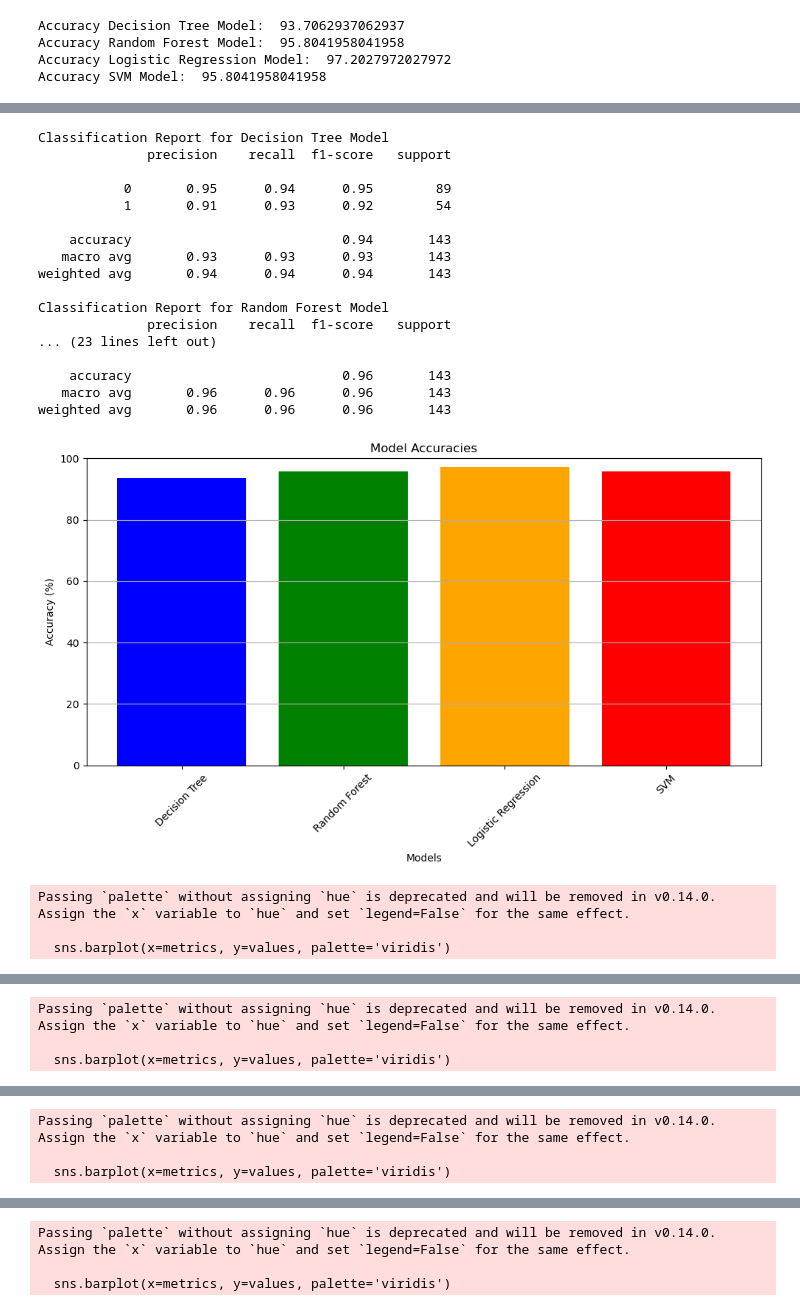
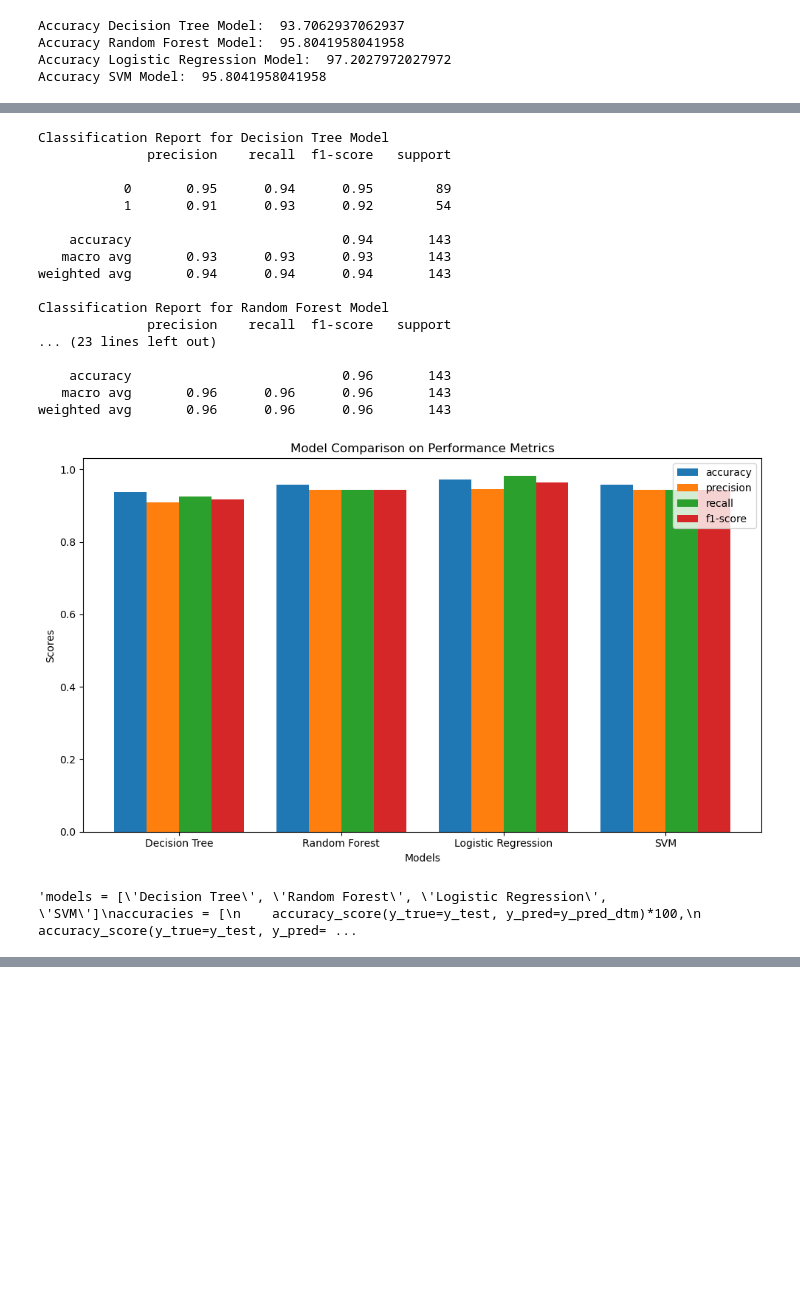
Before and after one commit to Amir-Mojtahedi/OncoVision, a Jupyter notebook: back-end/notebooks/models.ipynb, the cells around one changed output, grey strips where cells are left out. Saved outputs shown, nothing was run; the diff lists cells and outputs as text; code cells hidden in the pictures; blank space fills up the shorter version.

Commit message:
combined all the charts in one chart

```diff
--- a/back-end/notebooks/models.ipynb
+++ b/back-end/notebooks/models.ipynb
@@ -68,7 +68,44 @@ print(classification_report(y_test, y_pred_svm))
 
 # Create bar charts for accuracies
 # Data for the bar chart
+import numpy as np
+import matplotlib.pyplot as plt
+from sklearn.metrics import f1_score, recall_score, precision_score, accuracy_score
+
+# Assume you already have your models and predictions
 models = ['Decision Tree', 'Random Forest', 'Logistic Regression', 'SVM']
+y_preds = [y_pred_dtm, y_pred_rfm, y_pred_lr, y_pred_svm]
+
+# Calculate performance metrics for each model
+metrics = {
+    'accuracy': [accuracy_score(y_test, y_pred) for y_pred in y_preds],
+    'precision': [precision_score(y_test, y_pred) for y_pred in y_preds],
+    'recall': [recall_score(y_test, y_pred) for y_pred in y_preds],
+    'f1-score': [f1_score(y_test, y_pred) for y_pred in y_preds]
+}
+
+# Set up the bar chart
+x = np.arange(len(models))  # the label locations
+width = 0.2  # the width of the bars
+
+fig, ax = plt.subplots(figsize=(10, 6))
+
+# Create bars for each metric
+for i, (metric, values) in enumerate(metrics.items()):
+    ax.bar(x + i * width, values, width, label=metric)
+
+# Add labels, title, and custom x-axis tick labels
+ax.set_xlabel('Models')
+ax.set_ylabel('Scores')
+ax.set_title('Model Comparison on Performance Metrics')
+ax.set_xticks(x + width * 1.5)  # adjust to center the ticks
+ax.set_xticklabels(models)
+ax.legend()
+
+# Display the plot
+plt.tight_layout()
+plt.show()
+'''models = ['Decision Tree', 'Random Forest', 'Logistic Regression', 'SVM']
 accuracies = [
     accuracy_score(y_true=y_test, y_pred=y_pred_dtm)*100,
     accuracy_score(y_true=y_test, y_pred=y_pred_rfm)*100,
@@ -102,35 +139,33 @@ def plot_metrics(y_true, y_pred, model_name):
     sns.barplot(x=metrics, y=values, palette='viridis')
     plt.title(f'Performance Metrics for {model_name}')
     plt.ylabel('Score')
     plt.ylim(0, 1)
     plt.show()
 plot_metrics(y_test, y_pred_dtm, "Decision Tree Model")
 plot_metrics(y_test, y_pred_rfm, "Random Forest Model")
 plot_metrics(y_test, y_pred_lr, "Logistic Regression Model")
-plot_metrics(y_test, y_pred_svm, "SVM Model")
+plot_metrics(y_test, y_pred_svm, "SVM Model")'''
 # %% [output]
 [figure]
 [figure]
 [figure]
 [figure]
 Classification Report for Decision Tree Model
               precision    recall  f1-score   support
 
            0       0.95      0.94      0.95        89
            1       0.91      0.93      0.92        54
 
     accuracy                           0.94       143
    macro avg       0.93      0.93      0.93       143
 weighted avg       0.94      0.94      0.94       143
 
 Classification Report for Random Forest Model
               precision    recall  f1-score   support
 ... (23 lines left out)
 
     accuracy                           0.96       143
    macro avg       0.96      0.96      0.96       143
 weighted avg       0.96      0.96      0.96       143
-[figure, old version]
+[figure, new version]
-Passing `palette` without assigning `hue` is deprecated and will be removed in v0.14.0. Assign the `x` variable to `hue` and set `legend=False` for the same effect.
-
-  sns.barplot(x=metrics, y=values, palette='viridis')
+'models = [\'Decision Tree\', \'Random Forest\', \'Logistic Regression\', \'SVM\']\naccuracies = [\n    accuracy_score(y_true=y_test, y_pred=y_pred_dtm)*100,\n    accuracy_score(y_true=y_test, y_pred= ...
@@ -138,3 +171,0 @@ Passing `palette` without assigning `hue` is deprecated and will be removed in v
-Passing `palette` without assigning `hue` is deprecated and will be removed in v0.14.0. Assign the `x` variable to `hue` and set `legend=False` for the same effect.
-
-  sns.barplot(x=metrics, y=values, palette='viridis')
@@ -142,3 +171,0 @@ Passing `palette` without assigning `hue` is deprecated and will be removed in v
-Passing `palette` without assigning `hue` is deprecated and will be removed in v0.14.0. Assign the `x` variable to `hue` and set `legend=False` for the same effect.
-
-  sns.barplot(x=metrics, y=values, palette='viridis')
@@ -146,3 +171,0 @@ Passing `palette` without assigning `hue` is deprecated and will be removed in v
-Passing `palette` without assigning `hue` is deprecated and will be removed in v0.14.0. Assign the `x` variable to `hue` and set `legend=False` for the same effect.
-
-  sns.barplot(x=metrics, y=values, palette='viridis')
```
Also changed, not shown: parts of 1 cell of this notebook.
